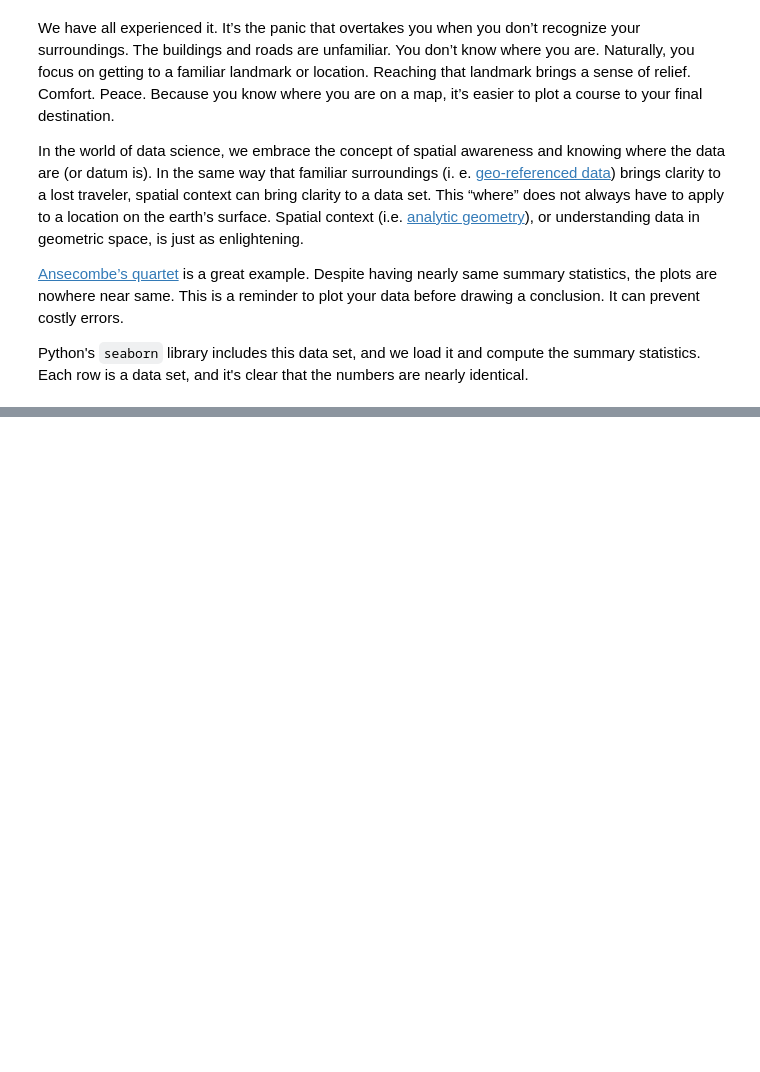
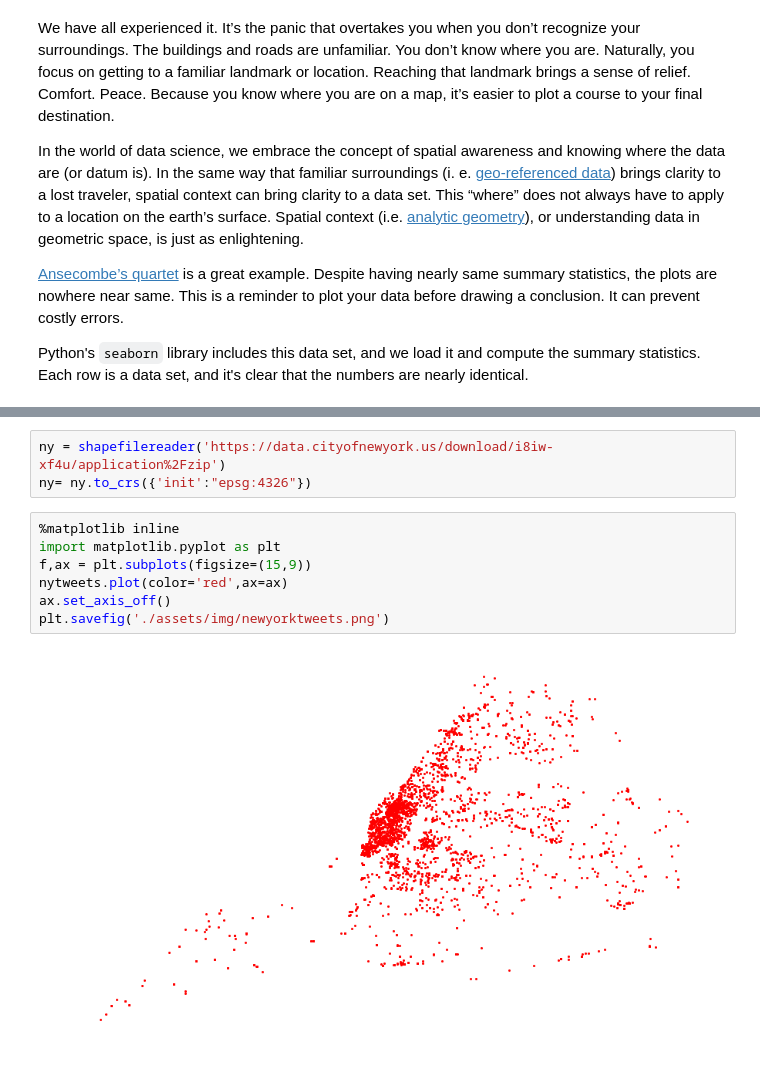
Before and after one commit to linwoodc3/linwoodc3.github.io, a Jupyter notebook: Untitled.ipynb, the cells around one changed output, grey strips where cells are left out. Saved outputs shown, nothing was run; the diff lists cells and outputs as text; blank space fills up the shorter version.

```diff
--- a/Untitled.ipynb
+++ b/Untitled.ipynb
@@ -91,0 +139,12 @@ tabulate.tabulate(ddf)
+# %%
+ny = shapefilereader('https://data.cityofnewyork.us/download/i8iw-xf4u/application%2Fzip')
+ny= ny.to_crs({'init':"epsg:4326"})
+# %%
+%matplotlib inline
+import matplotlib.pyplot as plt
+f,ax = plt.subplots(figsize=(15,9))
+nytweets.plot(color='red',ax=ax)
+ax.set_axis_off()
+plt.savefig('./assets/img/newyorktweets.png')
+# %% [output]
+[figure, added]
```
Also changed, not shown: parts of 20 cells of this notebook, 8 other files.
